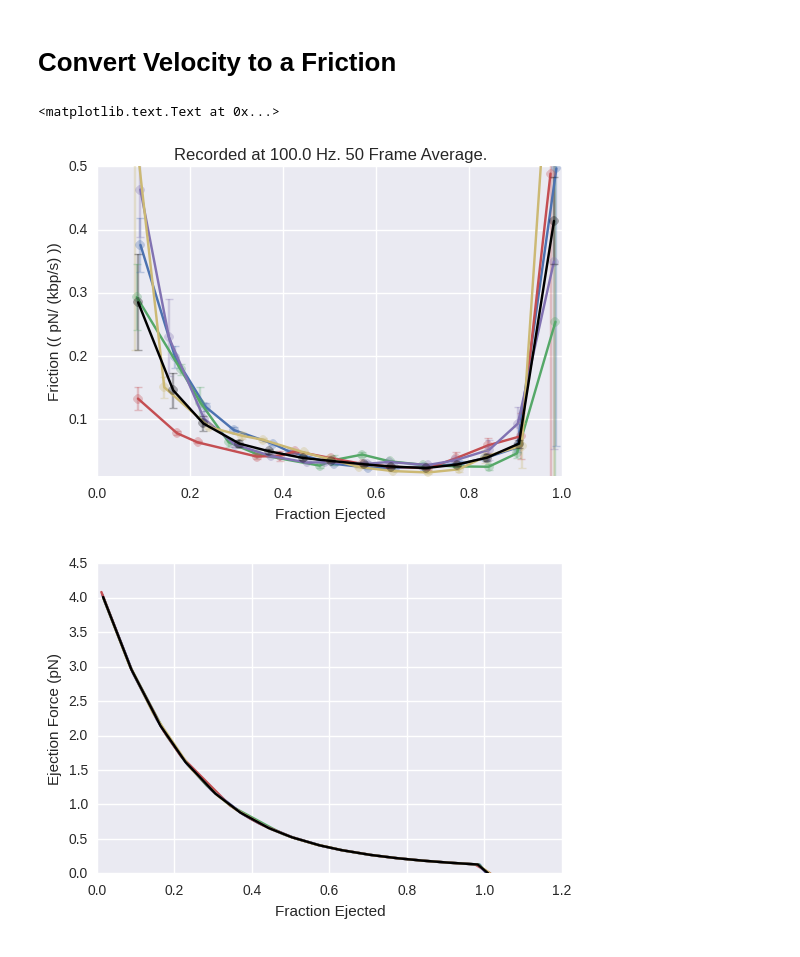
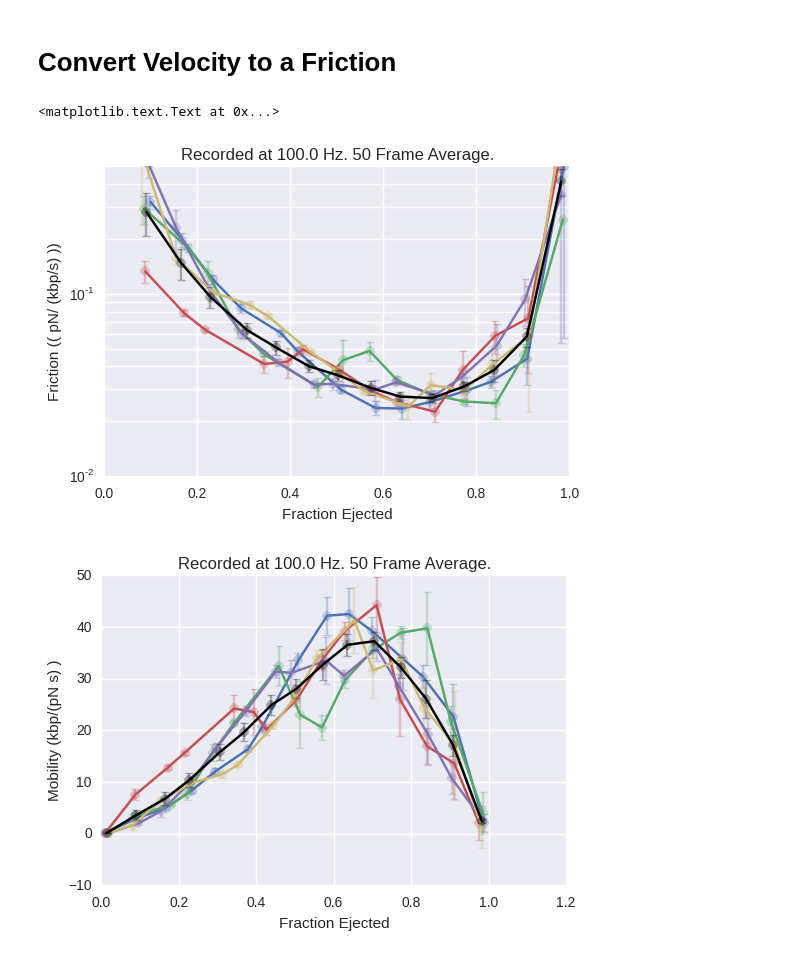
Before and after one commit to manoharan-lab/virus-ejection, a Jupyter notebook: MeanFrictionAnalysis.ipynb, the cells around one changed output. Saved outputs shown, nothing was run; the diff lists cells and outputs as text; code cells hidden in the pictures.

```diff
--- a/MeanFrictionAnalysis.ipynb
+++ b/MeanFrictionAnalysis.ipynb
@@ -176,6 +187,7 @@ plt.xlim([-35,10])
 # Take derivative
 # %%
 #Take derivative and plot ejection velocity vs. time.
+n_mov_avg = 50
 vels = []
 for data in datas:
     vels.append( td.diffDerivative(data,n_mov_avg)/time_spacing )
@@ -277,33 +289,57 @@ binned_frictions_std = binned_forces*binned_vels_std/binned_vels_mean**2/(n_bp/1
 friction_mean = force_mean/(vel_mean*n_bp/1000.)*-1
 friction_std = force_mean*vel_std/vel_mean**2/(n_bp/1000.)
 
+binned_mobilities_mean = -binned_vels_mean*n_bp/1000./binned_forces
+binned_mobilities_std = binned_vels_std*n_bp/1000./binned_forces
+mobility_mean = -vel_mean*n_bp/1000./force_mean
+mobility_std = vel_std*n_bp/1000./force_mean
+
 #plot friction
 colors = seaborn.color_palette("deep", 10)
 plt.figure();plt.title( 'Recorded at ' + str(1/time_spacing) + ' Hz. ' +str(n_mov_avg) + ' Frame Average.' )
 for i in range(0,len(binned_vels)):
     x_vals = 1-binned_datas_mean[i,:][1:-1]
     y_vals = binned_frictions_mean[i,:][1:-1]
     plt.plot(x_vals, y_vals, '-', label = str(i), color = colors[i])
     y_errorbar = (binned_frictions_std[i,:]/np.sqrt( binned_datas_n[i,:]/float(n_mov_avg) ))[1:-1]
     x_errorbar = (binned_datas_std[i,:]/np.sqrt( binned_datas_n[i,:]/float(n_mov_avg) ))[1:-1]
     plt.errorbar(x_vals, y_vals, yerr=y_errorbar, fmt = 'o', capthick = 1, alpha = 0.3, color = colors[i])
     #plt.errorbar(x_vals, y_vals, xerr = x_errorbar, yerr=y_errorbar, fmt = 'o', capthick = 1, alpha = 0.3, color = colors[i])
 plt.plot(1-data_mean[1:-1], friction_mean[1:-1], '-k')
 plt.errorbar(1-data_mean[1:-1], friction_mean[1:-1], yerr = friction_std[1:-1]/np.sqrt(len(datas)), fmt = 'o', capthick = 1, alpha = 0.3, color = 'k')
 plt.xlabel('Fraction Ejected')
 plt.ylabel('Friction (( pN/ (kbp/s) ))')
-#plt.yscale('log')
+plt.yscale('log')
+#plt.xscale('log')
 plt.ylim(0.01,0.5)
 #plt.savefig('/home/agoldfain/forRees.eps', dpi=300)
+
+#plot mobilities
+plt.figure();plt.title( 'Recorded at ' + str(1/time_spacing) + ' Hz. ' +str(n_mov_avg) + ' Frame Average.' )
+for i in range(0,len(binned_vels)):
+    x_vals = 1-binned_datas_mean[i,:]
+    y_vals = binned_mobilities_mean[i,:]
+    plt.plot(x_vals, y_vals, '-', label = str(i), color = colors[i])
+    y_errorbar = (binned_mobilities_std[i,:]/np.sqrt( binned_datas_n[i,:]/float(n_mov_avg) ))
+    x_errorbar = (binned_datas_std[i,:]/np.sqrt( binned_datas_n[i,:]/float(n_mov_avg) ))
+    plt.errorbar(x_vals, y_vals, yerr=y_errorbar, fmt = 'o', capthick = 1, alpha = 0.3, color = colors[i])
+    #plt.errorbar(x_vals, y_vals, xerr = x_errorbar, yerr=y_errorbar, fmt = 'o', capthick = 1, alpha = 0.3, color = colors[i])
+plt.plot(1-data_mean, mobility_mean, '-k')
+plt.errorbar(1-data_mean, mobility_mean, yerr = mobility_std/np.sqrt(len(datas)), fmt = 'o', capthick = 1, alpha = 0.3, color = 'k')
+
+plt.xlabel('Fraction Ejected')
+plt.ylabel('Mobility (kbp/(pN s) )')
+#plt.xscale('log')
+
 
 plt.figure();
 for i in range(0,len(binned_vels)):
     plt.plot(1-binned_datas_mean[i,:], binned_forces[i,:], '-', label = str(i), color = colors[i])
 plt.plot(1-data_mean, force_mean, '-k')
 
 plt.xlabel('Fraction Ejected')
 plt.ylabel('Ejection Force (pN)')
 # %% [output]
 <matplotlib.text.Text at 0x...>
-[figure, old version]
+[figure, new version]
-[figure, old version]
+[figure, new version]
```
Also changed, not shown: parts of 6 cells of this notebook, 1 other file.
